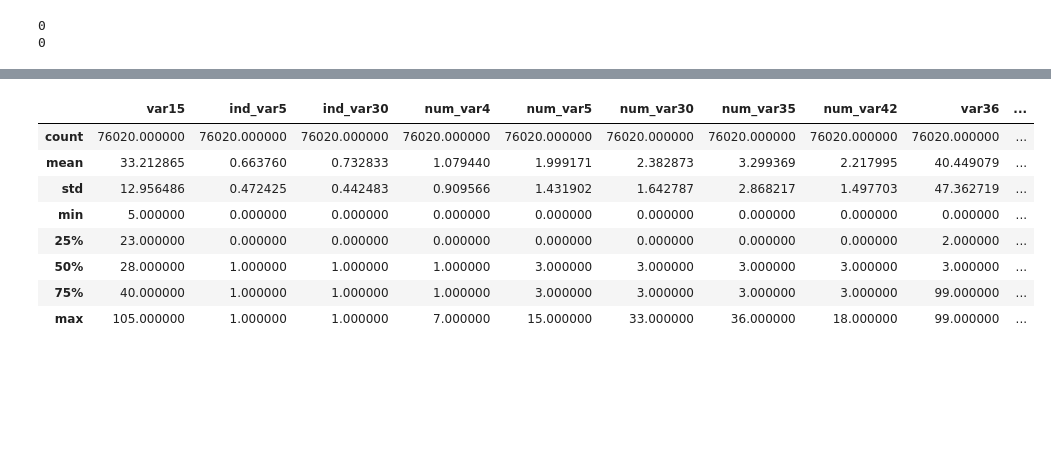
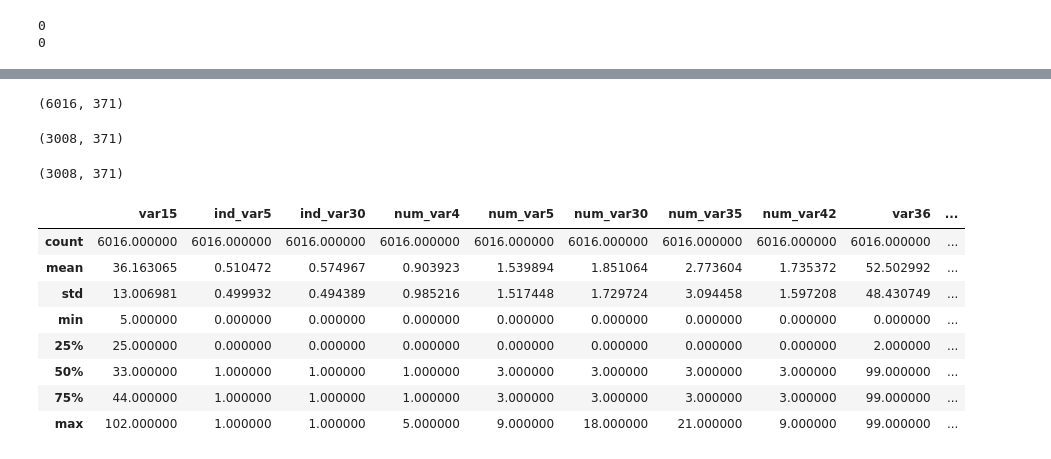
Before and after one commit to gustavomccoelho/Customer-Satisfaction-Prediction, a Jupyter notebook: code/Exploratory-Analysis.ipynb, the cells around one changed output, grey strips where cells are left out. Saved outputs shown, nothing was run; the diff lists cells and outputs as text; code cells hidden in the pictures; blank space fills up the shorter version.

```diff
--- a/code/Exploratory-Analysis.ipynb
+++ b/code/Exploratory-Analysis.ipynb
@@ -41,24 +53,40 @@ print(test1.isnull().values.sum())
+# %%
+train2 = train1[train1["TARGET"] == 0].sample(3008).append(train1[train1["TARGET"] == 1])
+# %%
+train2.shape
+# %% [output]
+(6016, 371)
+# %%
+train2[train2["TARGET"] == 1].shape
+# %% [output]
+(3008, 371)
+# %%
+train2[train2["TARGET"] == 0].shape
+# %% [output]
+(3008, 371)
 # %%
-# Removing columns with correlation lower than 0.05 to the target variable
+# Removing columns with correlation lower than 0.15 to the target variable
 
-train_corr = train1.corr(method = 'pearson')["TARGET"]
+train_corr = train2.corr(method = 'pearson')["TARGET"]
 train_corr = train_corr.fillna(0)
 
-train2 = train1
+train3 = train2
+test2 = test1
 for i in range(len(train_corr)):
-    if abs(train_corr[i]) < 0.05:
-        train2 = train2.drop(train_corr.index[i],1)
+    if abs(train_corr[i]) < 0.15:
+        train3 = train3.drop(train_corr.index[i],1)
+        test2 = test2.drop(train_corr.index[i],1)
 # %%
 # Looking at new dataset
 
-train2.describe()
+train3.describe()
 # %% [output]
 |  | var15 | ind_var5 | ind_var30 | num_var4 | num_var5 | num_var30 | num_var35 | num_var42 | var36 | ... |
-| count | 76020.000000 | 76020.000000 | 76020.000000 | 76020.000000 | 76020.000000 | 76020.000000 | 76020.000000 | 76020.000000 | 76020.000000 | ... |
-| mean | 33.212865 | 0.663760 | 0.732833 | 1.079440 | 1.999171 | 2.382873 | 3.299369 | 2.217995 | 40.449079 | ... |
-| std | 12.956486 | 0.472425 | 0.442483 | 0.909566 | 1.431902 | 1.642787 | 2.868217 | 1.497703 | 47.362719 | ... |
+| count | 6016.000000 | 6016.000000 | 6016.000000 | 6016.000000 | 6016.000000 | 6016.000000 | 6016.000000 | 6016.000000 | 6016.000000 | ... |
+| mean | 36.163065 | 0.510472 | 0.574967 | 0.903923 | 1.539894 | 1.851064 | 2.773604 | 1.735372 | 52.502992 | ... |
+| std | 13.006981 | 0.499932 | 0.494389 | 0.985216 | 1.517448 | 1.729724 | 3.094458 | 1.597208 | 48.430749 | ... |
 | min | 5.000000 | 0.000000 | 0.000000 | 0.000000 | 0.000000 | 0.000000 | 0.000000 | 0.000000 | 0.000000 | ... |
-| 25% | 23.000000 | 0.000000 | 0.000000 | 0.000000 | 0.000000 | 0.000000 | 0.000000 | 0.000000 | 2.000000 | ... |
-| 50% | 28.000000 | 1.000000 | 1.000000 | 1.000000 | 3.000000 | 3.000000 | 3.000000 | 3.000000 | 3.000000 | ... |
-| 75% | 40.000000 | 1.000000 | 1.000000 | 1.000000 | 3.000000 | 3.000000 | 3.000000 | 3.000000 | 99.000000 | ... |
-| max | 105.000000 | 1.000000 | 1.000000 | 7.000000 | 15.000000 | 33.000000 | 36.000000 | 18.000000 | 99.000000 | ... |
+| 25% | 25.000000 | 0.000000 | 0.000000 | 0.000000 | 0.000000 | 0.000000 | 0.000000 | 0.000000 | 2.000000 | ... |
+| 50% | 33.000000 | 1.000000 | 1.000000 | 1.000000 | 3.000000 | 3.000000 | 3.000000 | 3.000000 | 99.000000 | ... |
+| 75% | 44.000000 | 1.000000 | 1.000000 | 1.000000 | 3.000000 | 3.000000 | 3.000000 | 3.000000 | 99.000000 | ... |
+| max | 102.000000 | 1.000000 | 1.000000 | 5.000000 | 9.000000 | 18.000000 | 21.000000 | 9.000000 | 99.000000 | ... |
```
Also changed, not shown: parts of 7 cells of this notebook, 1 other file.
